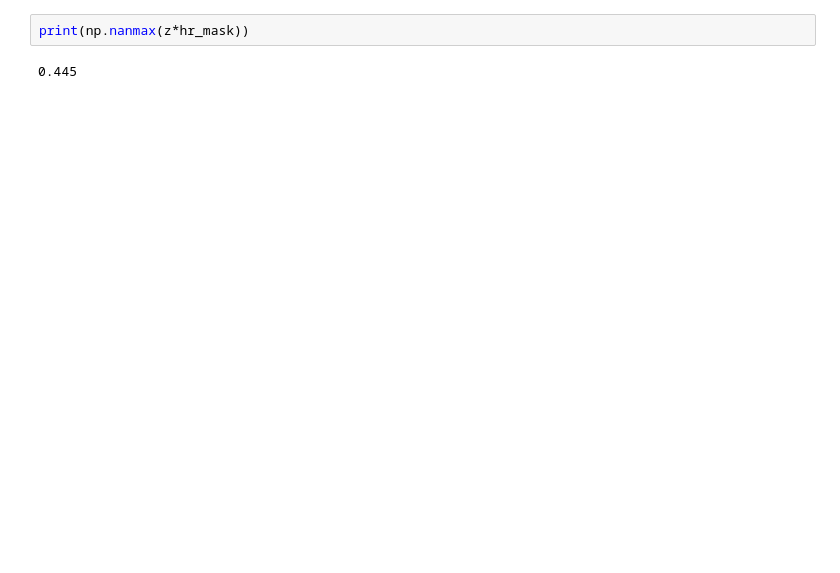
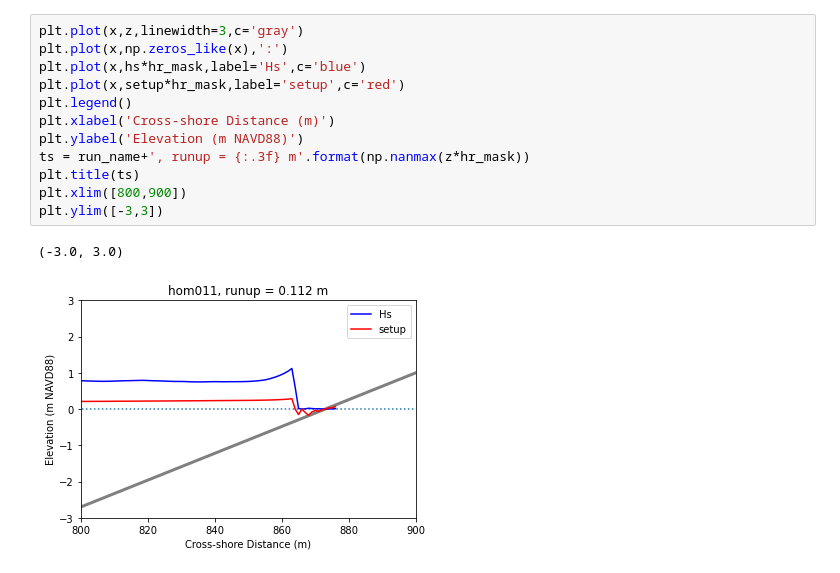
Before and after one commit to csherwood-usgs/runup, a Jupyter notebook: plot_swash.ipynb, the cells around one changed output. Cells and saved outputs as stored; diff of their text form; blank space fills up the shorter version.

```diff
--- a/plot_swash.ipynb
+++ b/plot_swash.ipynb
@@ -51,4 +49,15 @@ plt.ylim([-3,3])
 # %%
-print(np.nanmax(z*hr_mask))
+plt.plot(x,z,linewidth=3,c='gray')
+plt.plot(x,np.zeros_like(x),':')
+plt.plot(x,hs*hr_mask,label='Hs',c='blue')
+plt.plot(x,setup*hr_mask,label='setup',c='red')
+plt.legend()
+plt.xlabel('Cross-shore Distance (m)')
+plt.ylabel('Elevation (m NAVD88)')
+ts = run_name+', runup = {:.3f} m'.format(np.nanmax(z*hr_mask))
+plt.title(ts)
+plt.xlim([800,900])
+plt.ylim([-3,3])
 # %% [output]
-0.445
+(-3.0, 3.0)
+[figure, added]
```
Also changed, not shown: parts of 3 cells of this notebook.
